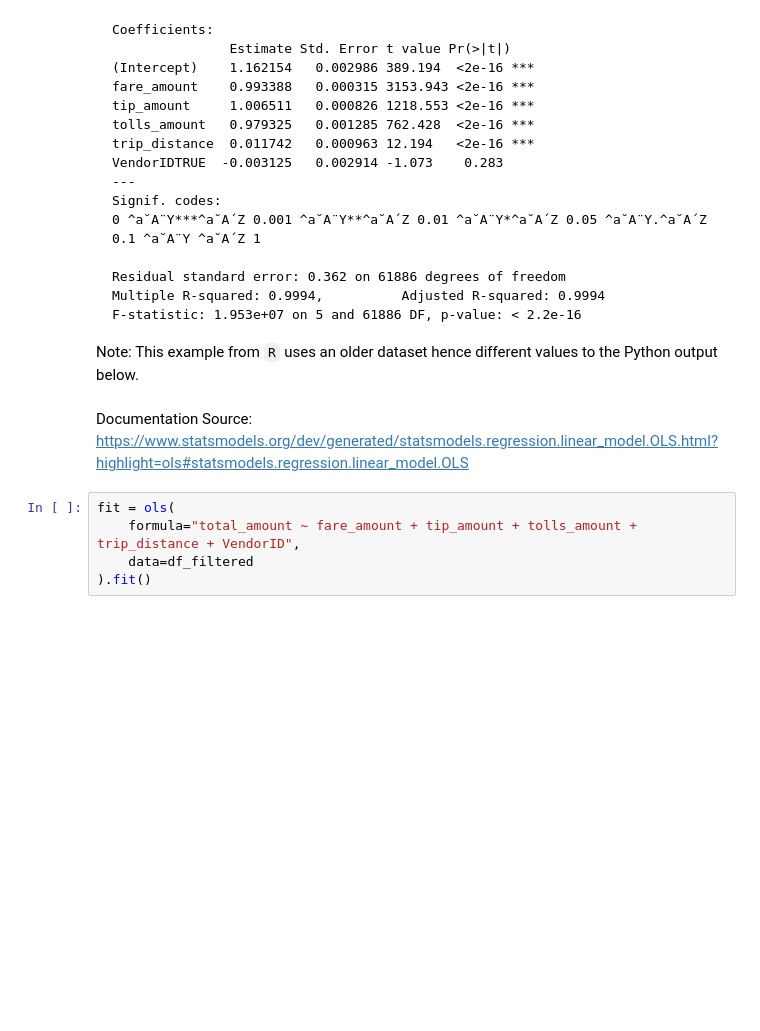
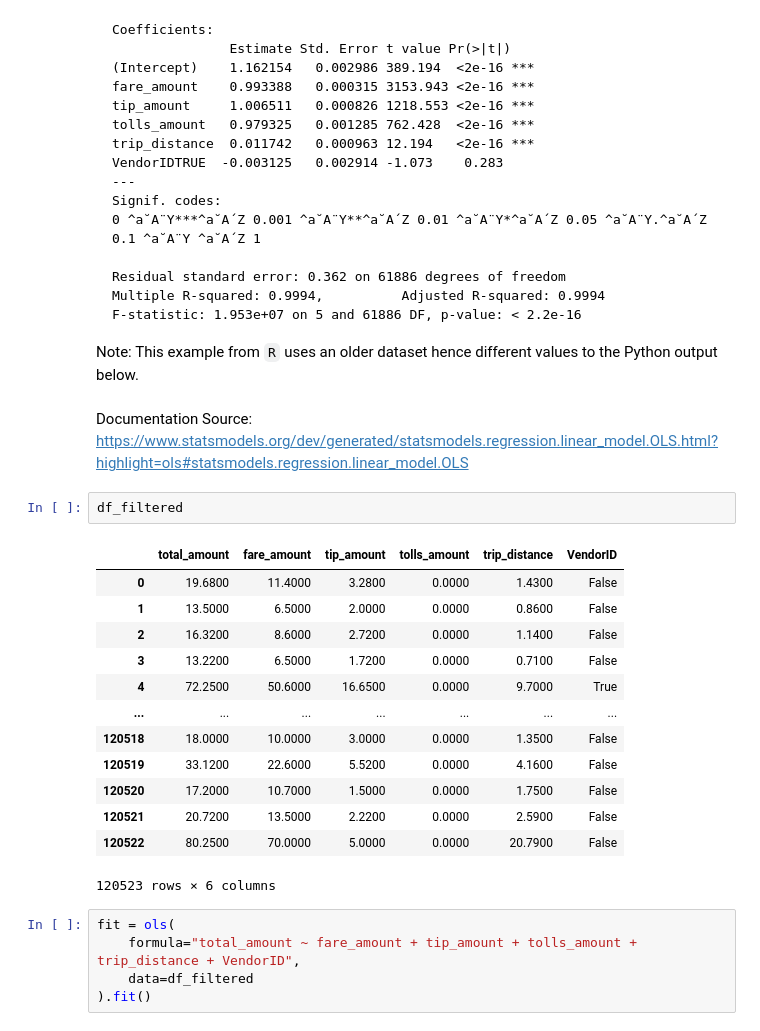
Before and after one commit to WD1120/MAST30034_Python, a Jupyter notebook: tutorials/tute_3/Tute3_Python.ipynb, the cells around one changed output. Cells and saved outputs as stored; diff of their text form; blank space fills up the shorter version.

```diff
--- a/tutorials/tute_3/Tute3_Python.ipynb
+++ b/tutorials/tute_3/Tute3_Python.ipynb
@@ -119,6 +119,22 @@ F-statistic: 1.953e+07 on 5 and 61886 DF, p-value: < 2.2e-16
 Note: This example from `R` uses an older dataset hence different values to the Python output below.
 # %% [markdown]
 Documentation Source: https://www.statsmodels.org/dev/generated/statsmodels.regression.linear_model.OLS.html?highlight=ols#statsmodels.regression.linear_model.OLS
+# %%
+df_filtered
+# %% [output]
+|  | total_amount | fare_amount | tip_amount | tolls_amount | trip_distance | VendorID |
+| 0 | 19.6800 | 11.4000 | 3.2800 | 0.0000 | 1.4300 | False |
+| 1 | 13.5000 | 6.5000 | 2.0000 | 0.0000 | 0.8600 | False |
+| 2 | 16.3200 | 8.6000 | 2.7200 | 0.0000 | 1.1400 | False |
+| 3 | 13.2200 | 6.5000 | 1.7200 | 0.0000 | 0.7100 | False |
+| 4 | 72.2500 | 50.6000 | 16.6500 | 0.0000 | 9.7000 | True |
+| ... | ... | ... | ... | ... | ... | ... |
+| 120518 | 18.0000 | 10.0000 | 3.0000 | 0.0000 | 1.3500 | False |
+| 120519 | 33.1200 | 22.6000 | 5.5200 | 0.0000 | 4.1600 | False |
+| 120520 | 17.2000 | 10.7000 | 1.5000 | 0.0000 | 1.7500 | False |
+| 120521 | 20.7200 | 13.5000 | 2.2200 | 0.0000 | 2.5900 | False |
+| 120522 | 80.2500 | 70.0000 | 5.0000 | 0.0000 | 20.7900 | False |
+120523 rows × 6 columns
 # %%
 fit = ols(
     formula="total_amount ~ fare_amount + tip_amount + tolls_amount + trip_distance + VendorID",
```
Also changed, not shown: parts of 2 cells of this notebook.
